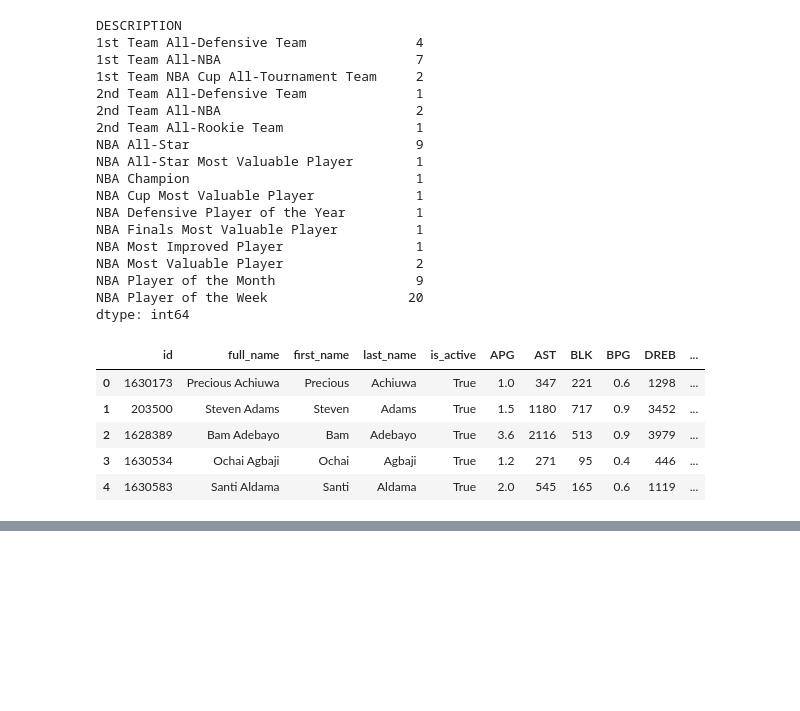
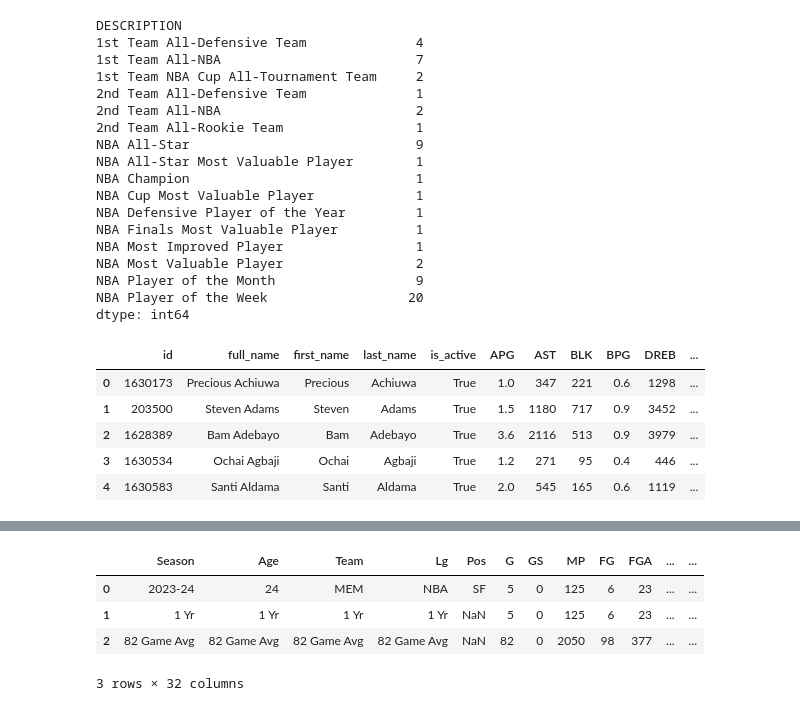
Before and after one commit to bharthun7/nba-hof-predictor, a Jupyter notebook: active-scraper-tester.ipynb, the cells around one changed output, grey strips where cells are left out. Drawn from its saved outputs; the diff is of its cells as text; code cells hidden in the pictures; blank space fills up the shorter version.

Commit message:
Test using Selenium to scrape Basketball Reference for players with an empty NBA page

```diff
--- a/active-scraper-tester.ipynb
+++ b/active-scraper-tester.ipynb
@@ -134,3 +137,11 @@ pd.concat([test_df,test_df.apply(get_career_stats,axis=1),test_df.apply(get_awar
 | 2 | 1628389 | Bam Adebayo | Bam | Adebayo | True | 3.6 | 2116 | 513 | 0.9 | 3979 | ... |
 | 3 | 1630534 | Ochai Agbaji | Ochai | Agbaji | True | 1.2 | 271 | 95 | 0.4 | 446 | ... |
 | 4 | 1630583 | Santi Aldama | Santi | Aldama | True | 2.0 | 545 | 165 | 0.6 | 1119 | ... |
+# %%
+driver=webdriver.Firefox()
+driver.get("https://www.basketball-reference.com/players/a/allenti01.html")
+avgs=driver.find_element(By.ID,"per_game_stats")
+avgs_df=pd.read_html(StringIO(avgs.get_attribute("outerHTML")))[0]
+totals=driver.find_element(By.ID,"totals_stats")
+totals_df=pd.read_html(StringIO(totals.get_attribute("outerHTML")))[0]
+driver.quit()
@@ -136,0 +169,8 @@ pd.concat([test_df,test_df.apply(get_career_stats,axis=1),test_df.apply(get_awar
+# %%
+totals_df
+# %% [output]
+|  | Season | Age | Team | Lg | Pos | G | GS | MP | FG | FGA | ... | ... |
+| 0 | 2023-24 | 24 | MEM | NBA | SF | 5 | 0 | 125 | 6 | 23 | ... | ... |
+| 1 | 1 Yr | 1 Yr | 1 Yr | 1 Yr | NaN | 5 | 0 | 125 | 6 | 23 | ... | ... |
+| 2 | 82 Game Avg | 82 Game Avg | 82 Game Avg | 82 Game Avg | NaN | 82 | 0 | 2050 | 98 | 377 | ... | ... |
+3 rows × 32 columns
```
Also changed, not shown: parts of 2 cells of this notebook, 1 other file.
